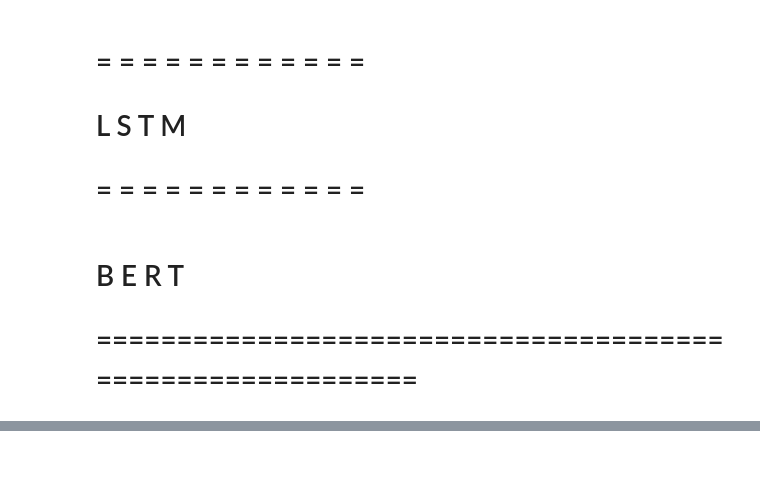
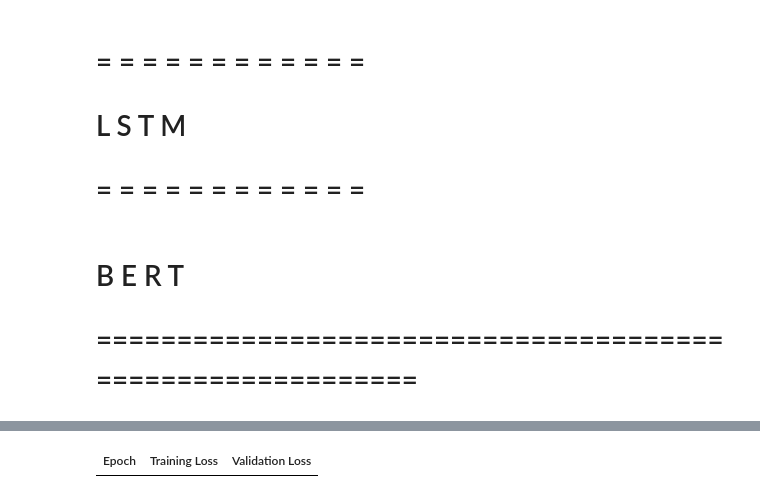
Before and after one commit to phj6688/thesis_project, a Jupyter notebook: model_draft.ipynb, the cells around one changed output, grey strips where cells are left out. Cells and saved outputs as stored; diff of their text form; code cells hidden in the pictures; blank space fills up the shorter version.

Commit message:
add bert model

```diff
--- a/model_draft.ipynb
+++ b/model_draft.ipynb
@@ -869,0 +865,93 @@ model = BertForSequenceClassification.from_pretrained('bert-base-uncased', num_l
+# %%
+import pandas as pd
+import numpy as np
+from scipy.special import softmax
+from sklearn.model_selection import train_test_split
+from transformers import BertTokenizer, BertForSequenceClassification, Trainer, TrainingArguments
+from sklearn.metrics import precision_recall_fscore_support, accuracy_score, roc_auc_score
+
+
+train_path = 'data/original/trec/train.csv'
+test_path = 'data/original/trec/test.csv'
+# Load data
+train_data = pd.read_csv(train_path).sample(frac=0.1).reset_index(drop=True)
+test_data = pd.read_csv(test_path)
+
+# Remove rows with missing or invalid 'text' values
+train_data = train_data[train_data['text'].apply(lambda x: isinstance(x, str))]
+test_data = test_data[test_data['text'].apply(lambda x: isinstance(x, str))]
+
+# Load tokenizer and model
+tokenizer = BertTokenizer.from_pretrained('bert-base-uncased')
+model = BertForSequenceClassification.from_pretrained('bert-base-uncased', num_labels=len(train_data['class'].unique()))
+
+# Tokenize data
+train_encodings = tokenizer(train_data['text'].tolist(), truncation=True, padding=True)
+test_encodings = tokenizer(test_data['text'].tolist(), truncation=True, padding=True)
+
+# Create dataset class
+class SimpleDataset:
+    def __init__(self, encodings, labels):
+        self.encodings = encodings
+        self.labels = labels
+
+    def __getitem__(self, idx):
+        item = {key: val[idx] for key, val in self.encodings.items()}
+        item['labels'] = self.labels[idx]
+        return item
+
+    def __len__(self):
+        return len(self.labels)
+
+
+train_dataset = SimpleDataset(train_encodings, train_data['class'].tolist())
+test_dataset = SimpleDataset(test_encodings, test_data['class'].tolist())
+
+def compute_metrics(pred):
+    labels = pred.label_ids
+    preds = pred.predictions.argmax(-1)
+    probs = softmax(pred.predictions, axis=1)
+    precision, recall, f1, _ = precision_recall_fscore_support(labels, preds, average="weighted")
+    accuracy = accuracy_score(labels, preds)
+
+    # Calculate AUC
+    if len(np.unique(labels)) > 2:  # Multi-class case
+        auc = roc_auc_score(labels, probs, multi_class="ovo", average="weighted")
+    else:  # Binary case
+        auc = roc_auc_score(labels, probs[:, 1])  # Use the probability of the positive class
+
+    return {
+        "accuracy": accuracy,
+        "f1": f1,
+        "precision": precision,
+        "recall": recall,
+        "auc": auc
+    }
+# Training and evaluation
+training_args = TrainingArguments(
+    output_dir='./results/bert',
+    num_train_epochs=3,
+    per_device_train_batch_size=16,
+    per_device_eval_batch_size=64,
+    evaluation_strategy="epoch",
+    eval_steps=100,
+    logging_steps=10,
+    save_steps=0,
+    logging_dir='./logs/bert',
+    learning_rate=2e-5,
+   # gradient_accumulation_steps = 4
+
+)
+
+trainer = Trainer(
+    model=model,
+    args=training_args,
+    train_dataset=train_dataset,
+    eval_dataset=test_dataset,
+    compute_metrics=compute_metrics
+)
+
+trainer.train()
+results = trainer.evaluate()
+print("Evaluation results:", results)
+# %% [output]
@@ -869,0 +976 @@ model = BertForSequenceClassification.from_pretrained('bert-base-uncased', num_l
+| Epoch | Training Loss | Validation Loss |
```
Also changed, not shown: parts of 13 cells of this notebook, 10 other files.
